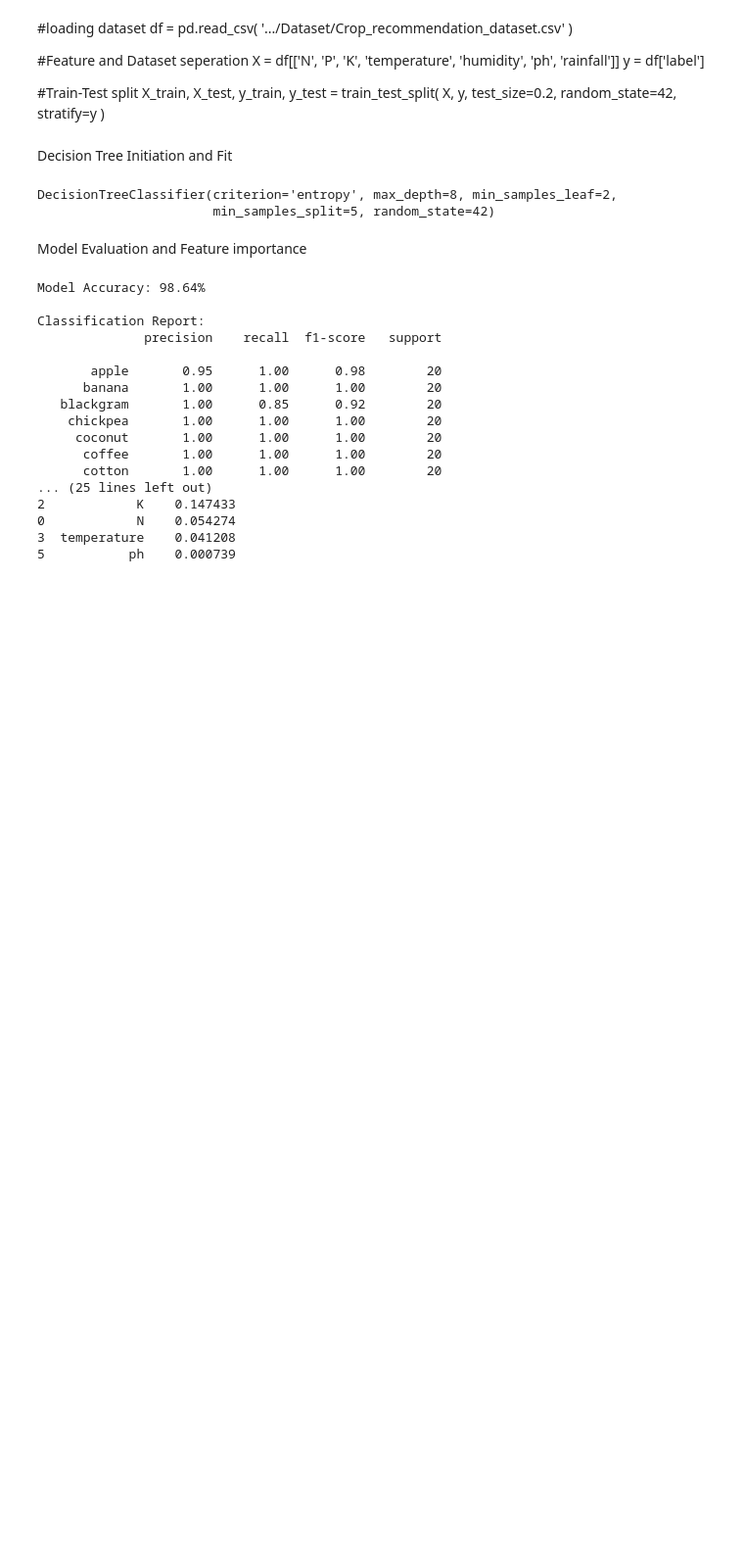
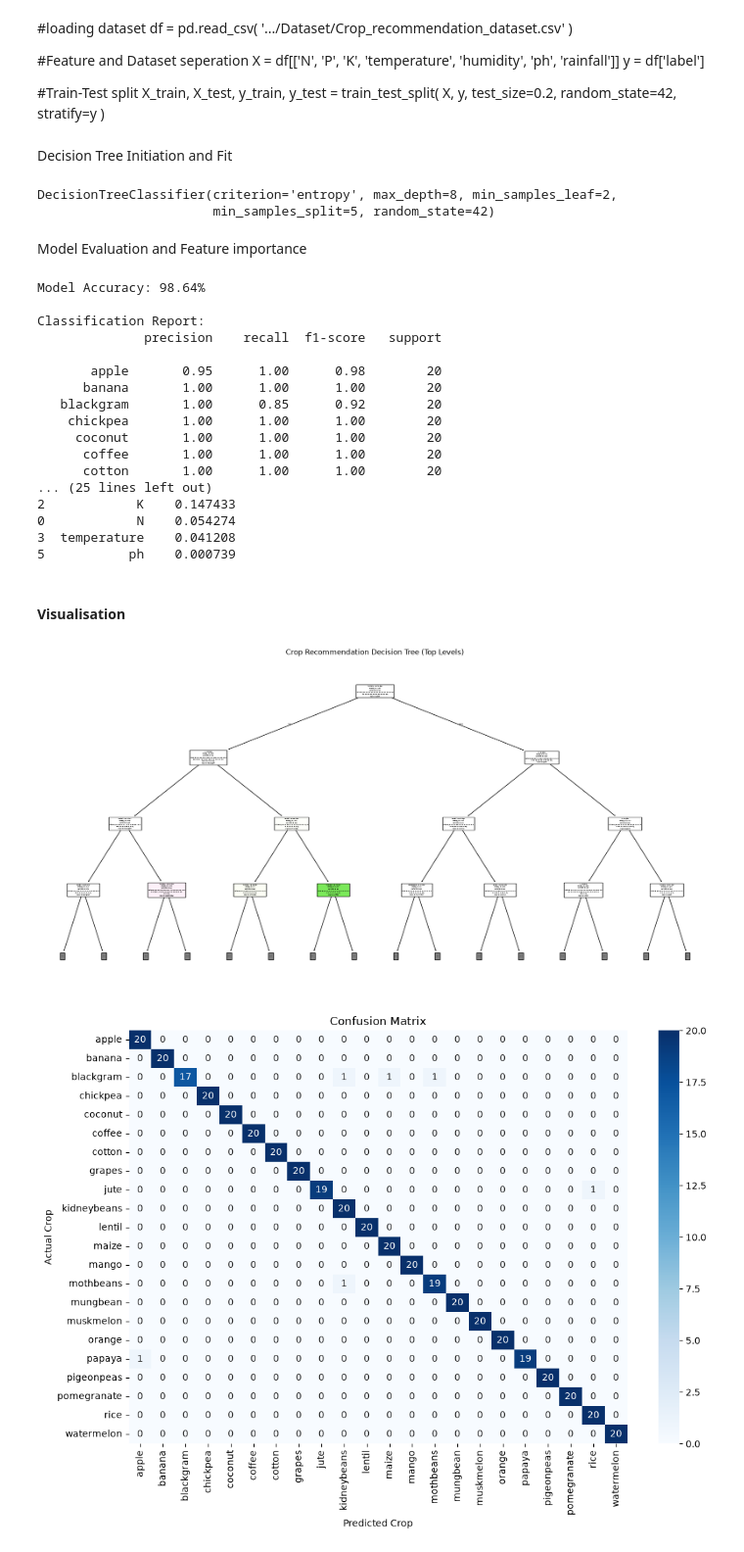
Before and after one commit to Gina-Asang/crop_recommendation_system, a Jupyter notebook: notebooks/Decision_Tree_model.ipynb, the cells around one changed output. Shown at 98% size. Cells and saved outputs as stored; diff of their text form; code cells hidden in the pictures; blank space fills up the shorter version.

Commit message:
feat: add Decision Tree model training notebook for crop recommendation

```diff
--- a/notebooks/Decision_Tree_model.ipynb
+++ b/notebooks/Decision_Tree_model.ipynb
@@ -79,3 +79,21 @@ Classification Report:
 0            N    0.054274
 3  temperature    0.041208
 5           ph    0.000739
+# %% [markdown]
+#### Visualisation
+# %%
+plt.figure(figsize=(20, 10))
+plot_tree(dtClassifier, feature_names=X.columns, class_names=dtClassifier.classes_, filled=True, max_depth=3)
+plt.title("Crop Recommendation Decision Tree (Top Levels)")
+plt.show()
+
+plt.figure(figsize=(12, 8))
+sns.heatmap(confusion_matrix(y_test, y_pred), annot=True, fmt='d', cmap='Blues',
+            xticklabels=dtClassifier.classes_, yticklabels=dtClassifier.classes_)
+plt.xlabel("Predicted Crop")
+plt.ylabel("Actual Crop")
+plt.title("Confusion Matrix")
+plt.show()
+# %% [output]
+[figure, added]
+[figure, added]
```
